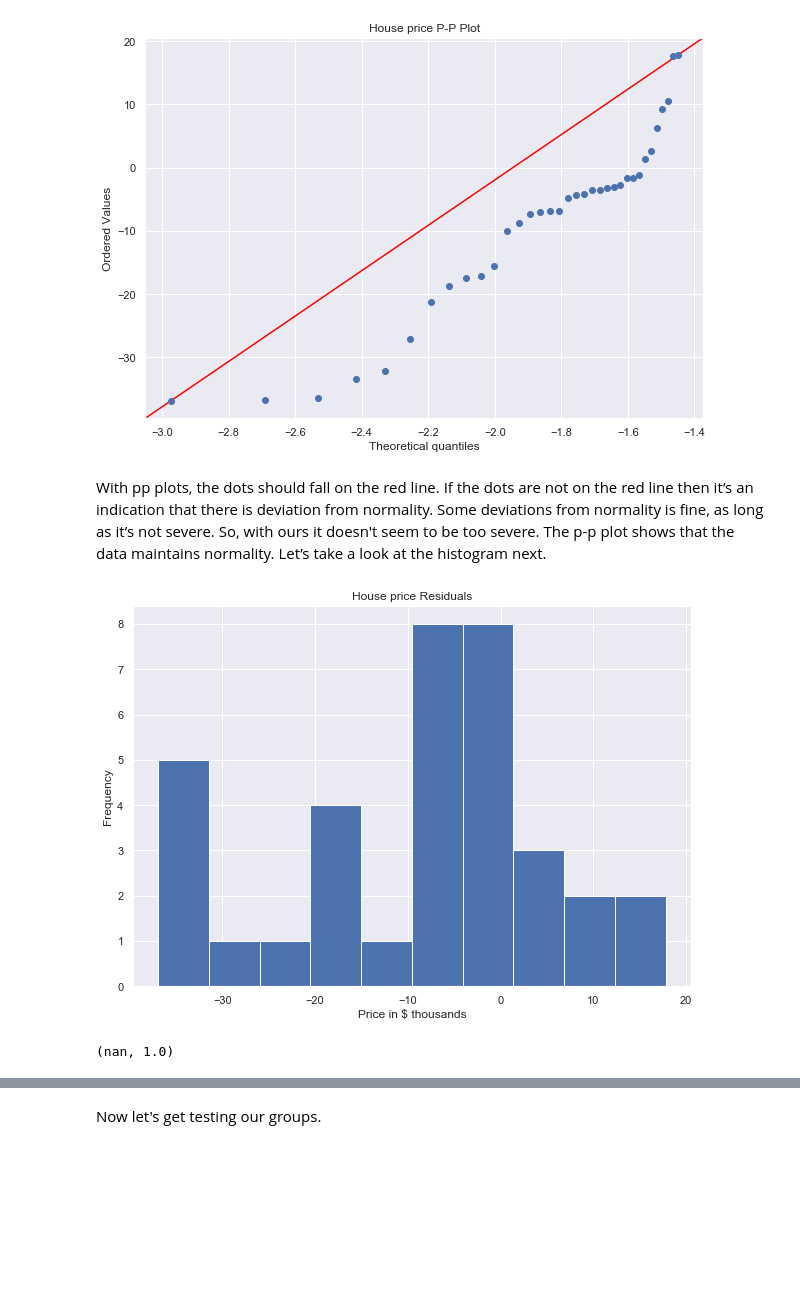
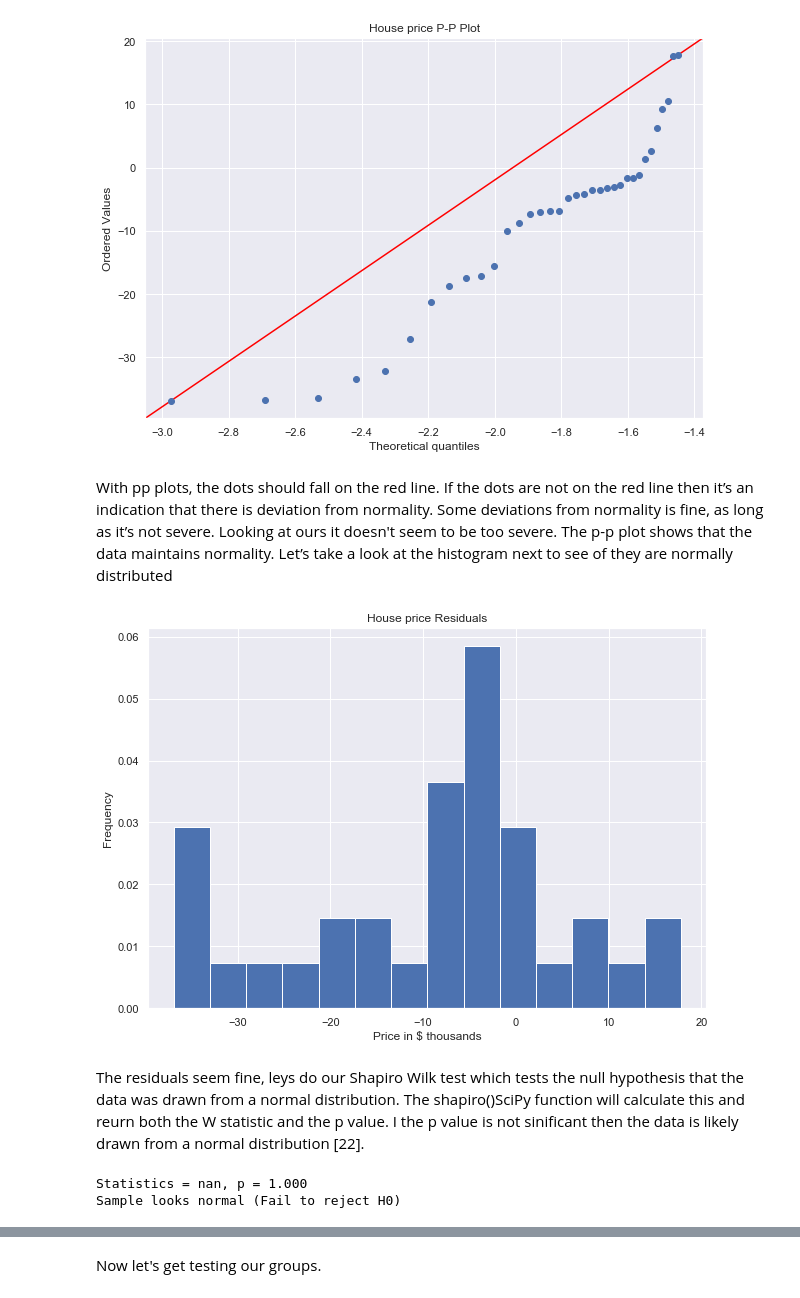
Before and after one commit to Datagatherer2357/Machine-Learning-and-Statistics-2019-Assessment, a Jupyter notebook: Machine-Learning-and-Statistics-2019-Assessment.ipynb, the cells around one changed output, grey strips where cells are left out. Drawn from its saved outputs; the diff is of its cells as text; code cells hidden in the pictures; blank space fills up the shorter version.

Commit message:
Worked on discussions and normality testing

```diff
--- a/Machine-Learning-and-Statistics-2019-Assessment.ipynb
+++ b/Machine-Learning-and-Statistics-2019-Assessment.ipynb
@@ -733,0 +737,6 @@ DescribeResult(nobs=35, minmax=(13.4, 50.0), mean=28.439999999999998, variance=1
+# %%
+sns.set(rc={'figure.figsize':(10,7)})
+sns.distplot(near_river['PRICE'], bins=40, label='Near river')
+sns.distplot(far_river['PRICE'], bins=40, label='Far from river')
+plt.legend()
+plt.show()
@@ -784,16 +797,33 @@ plt.show('House price residuals')
 # %% [output]
 [figure]
 # %% [markdown]
-With pp plots, the dots should fall on the red line. If the dots are not on the red line then it’s an indication that there is deviation from normality. Some deviations from normality is fine, as long as it’s not severe. So, with ours it doesn't seem to be too severe. The p-p plot shows that the data maintains normality. Let’s take a look at the histogram next.
+With pp plots, the dots should fall on the red line. If the dots are not on the red line then it’s an indication that there is deviation from normality. Some deviations from normality is fine, as long as it’s not severe. Looking at ours it doesn't seem to be too severe. The p-p plot shows that the data maintains normality. Let’s take a look at the histogram next to see of they are normally distributed
 # %%
-diff.plot(kind= "hist", title= "House price Residuals")
+import numpy as np
+import scipy.stats as stats
+from scipy.stats import norm
+i
+
+diff.plot(bins = 14, normed=True, kind= "hist", title= "House price Residuals") # plot the residuals
 plt.xlabel("Price in $ thousands")
 plt.show("Residuals Plot of House price")
 # %% [output]
-[figure, old version]
+[figure, new version]
-# %%
-# Now the Shaprio-Wilk test:
-# Error, needs to be resolved
-print(stats.shapiro(diff))
-# %% [output]
-(nan, 1.0)
+# %% [markdown]
+The residuals seem fine, leys do our Shapiro Wilk test which tests the null hypothesis that the data was drawn from a normal distribution. The shapiro()SciPy function will calculate this and reurn both the W statistic and the p value. I the p value is not sinificant then the data is likely drawn from a normal distribution [22].
+# %%
+# Shapiro-Wilk Test [22]
+
+from scipy.stats import shapiro
+# normality test
+stat, p = shapiro(diff)
+print('Statistics = %.3f, p = %.3f' % (stat, p))
+# interpret
+alpha = 0.05
+if p > alpha:
+    print('Sample looks normal (Fail to reject H0)')
+else:
+    print('Sample does not look normal (Reject H0)')
+# %% [output]
+Statistics = nan, p = 1.000
+Sample looks normal (Fail to reject H0)
```
Also changed, not shown: parts of 35 cells of this notebook.
